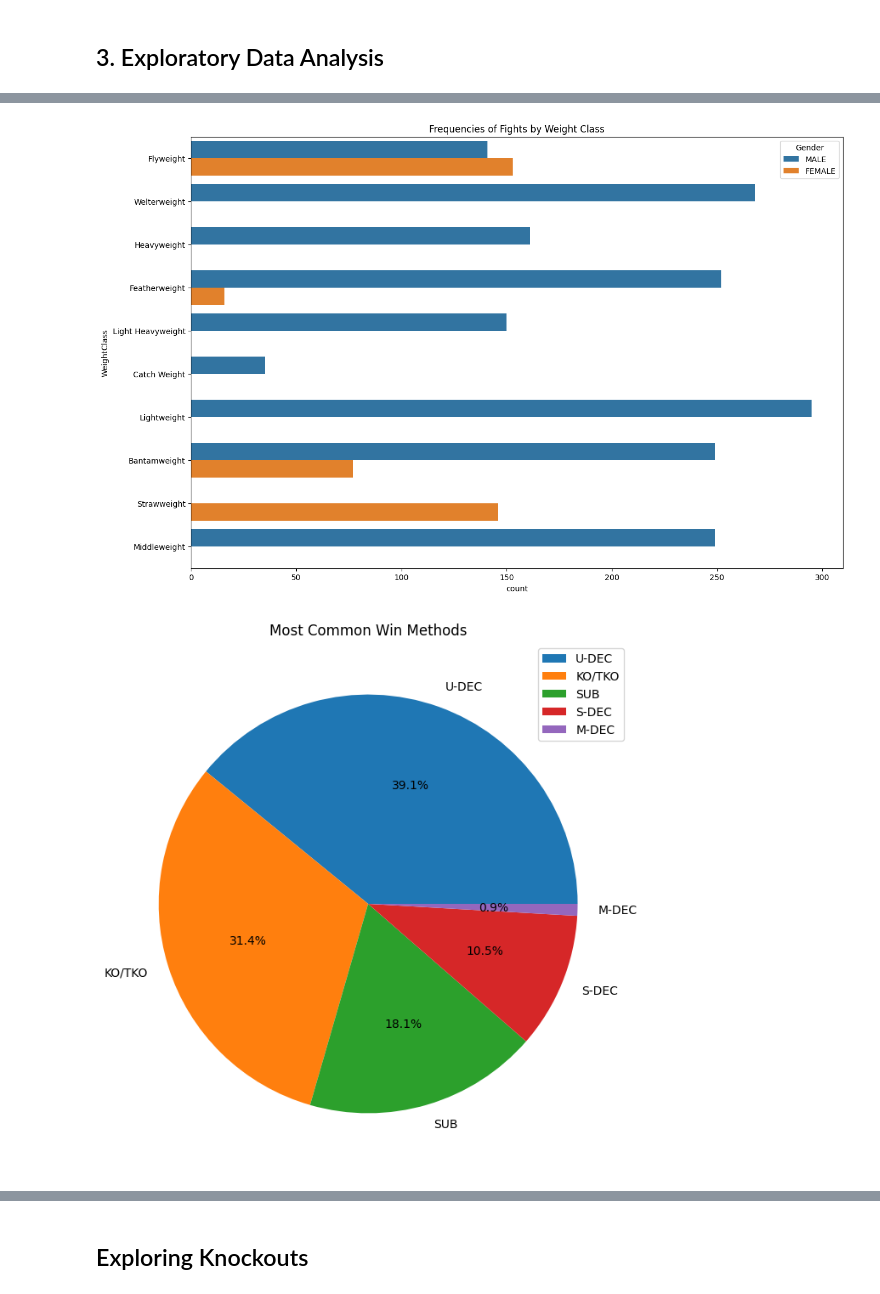
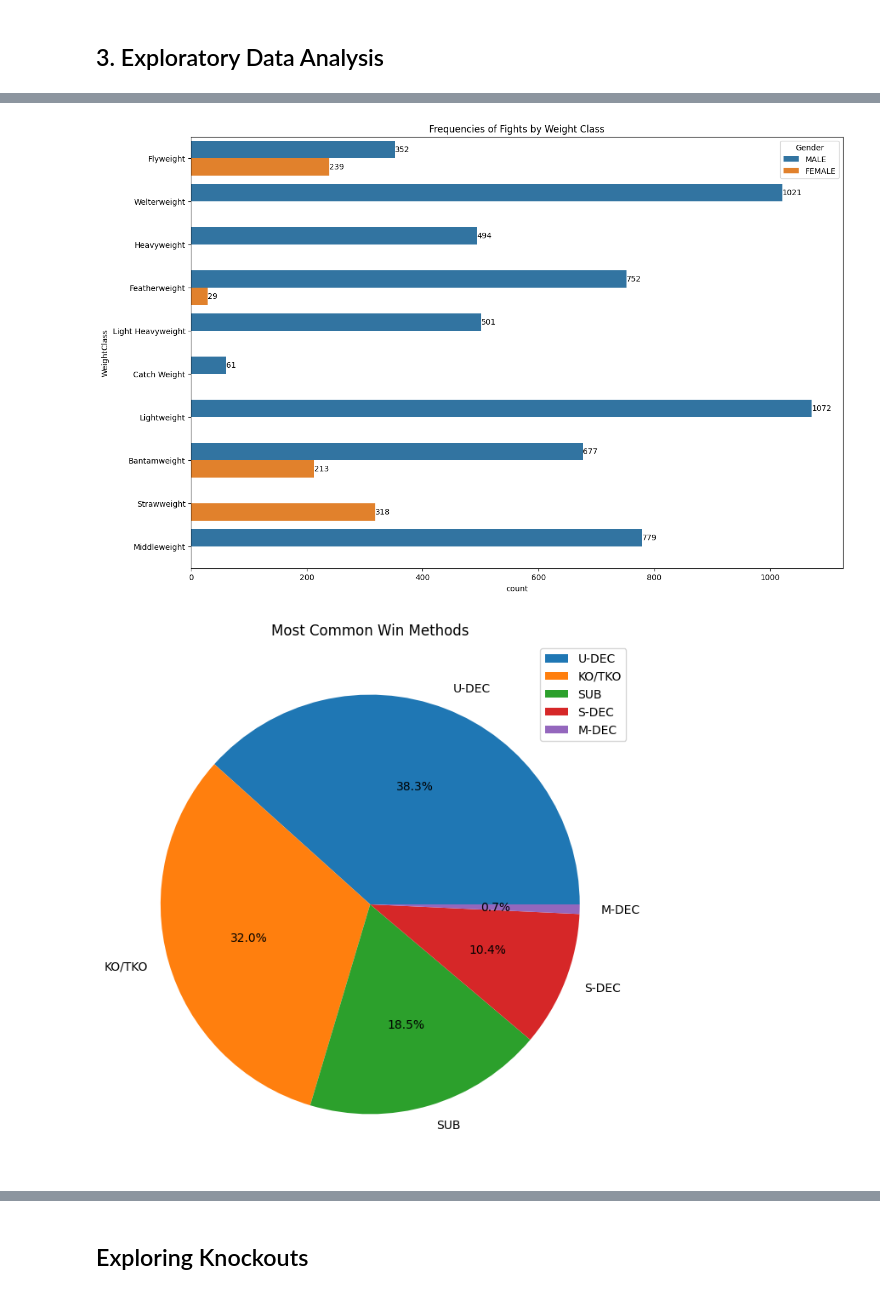
Before and after one commit to jmanlang/ufc-data-analysis, a Jupyter notebook: analysis.ipynb, the cells around one changed output, grey strips where cells are left out. Cells and saved outputs as stored; diff of their text form; code cells hidden in the pictures.

```diff
--- a/analysis.ipynb
+++ b/analysis.ipynb
@@ -111,6 +94 @@ The dataset includes abnormal values for career average significant strikes land
-# %%
-# Removing fights with abnormal stats
-all_fights = all_fights[~(
-    (all_fights['RedAvgSigStrLanded'] > 8.66) |
-    (all_fights['BlueAvgSigStrLanded'] > 8.66))]
 # %%
@@ -162,4 +121,0 @@ TotalFightTimeSecs        457             0.152
-# %%
-# Dropping Rows with Null Values
-analysis_df = analysis_df.dropna()
-print(f"Analysis dataframe shape after dropping nulls: {analysis_df.shape}")
@@ -219,10 +173,14 @@ plt.show()
 # %%
 plt.figure(figsize=(15,10))
-sns.countplot(y='WeightClass', hue='Gender', data=analysis_df)
+ax = sns.countplot(y='WeightClass', hue='Gender', data=analysis_df)
 plt.title("Frequencies of Fights by Weight Class")
+
+# Annotate each bar with its count
+for container in ax.containers:
+    ax.bar_label(container)
 plt.show()
 # %% [output]
-[figure, old version]
+[figure, new version]
 # %%
 win_methods = analysis_df['Finish'].value_counts()
 plt.figure(figsize=(8, 8))
@@ -231,4 +189,4 @@ plt.title('Most Common Win Methods')
 plt.ylabel('')
 plt.show()
 # %% [output]
-[figure, old version]
+[figure, new version]
```
Also changed, not shown: parts of 52 cells of this notebook.
